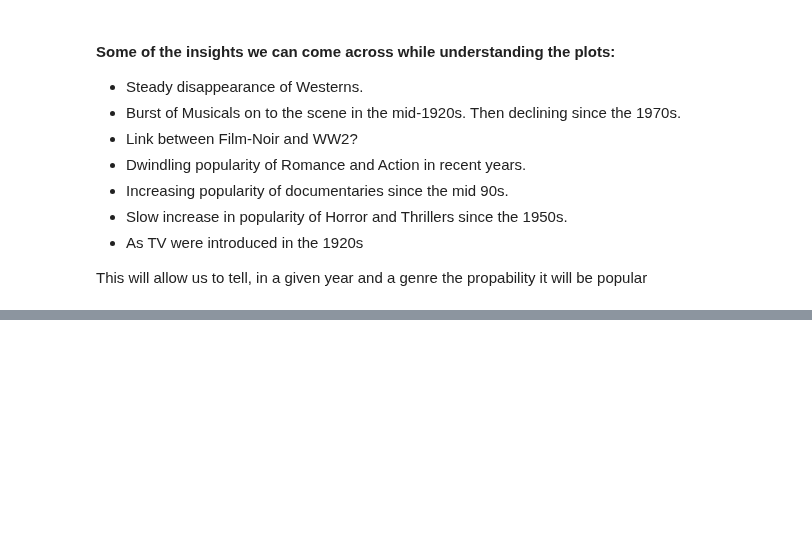
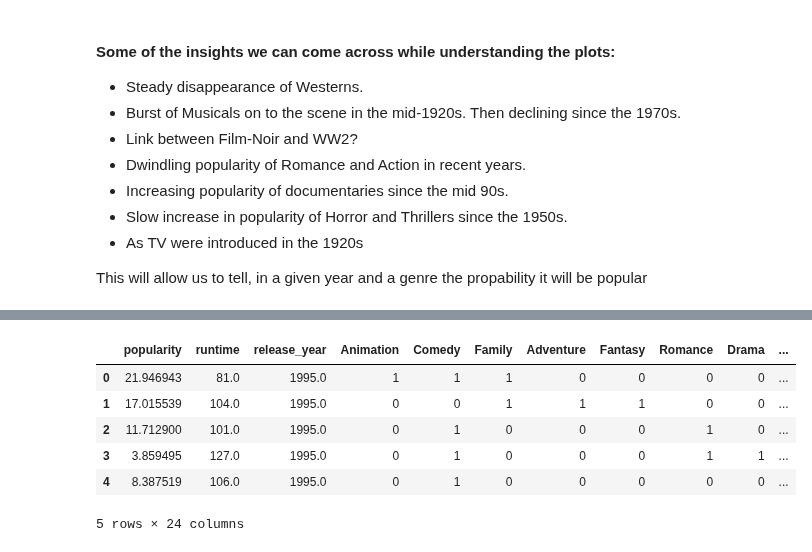
Before and after one commit to ronka/movie-recommendation-notebook, a Jupyter notebook: final_project.ipynb, the cells around one changed output, grey strips where cells are left out. Cells and saved outputs as stored; diff of their text form; code cells hidden in the pictures; blank space fills up the shorter version.

```diff
--- a/final_project.ipynb
+++ b/final_project.ipynb
@@ -216,0 +243,12 @@ This will allow us to tell, in a given year and a genre the propability it will
+# %%
+def calculate_weighted_rate(row):
+    m = movies_df['vote_count'].quantile(0.9)
+    c = movies_df['vote_average'].mean()
+    v = row['vote_count']
+    r = row['vote_average']
+    res = (v / (v+m)) * r + (m / (v+m)) * c
+    return res
+
+movies_df['weighted_rate'] = movies_df.apply(calculate_weighted_rate,axis=1)
+
+movies_df[['original_title','vote_average','weighted_rate']].head()
@@ -216,0 +268,6 @@ This will allow us to tell, in a given year and a genre the propability it will
+# %%
+# here we set the recommended film column based on mean
+wr_mean = movies_df['weighted_rate'].mean()
+
+# drop the columns that weight rate is based on them
+movies_df['recommended'] = movies_df.apply(lambda x: 'True' if x['weighted_rate']>=wr_mean else 'False' ,axis=1)
@@ -216,0 +280,26 @@ This will allow us to tell, in a given year and a genre the propability it will
+# %%
+movies_data_df = movies_df.drop(columns=['id','original_title', 'title','release_date','revenue','budget',
+                                         'weighted_rate','vote_average', 'vote_count'])
+
+def combine_features(row):
+    feature = row['original_language']
+    for company in ast.literal_eval(row['production_companies']):
+        try:
+            feature += " " + company['name']
+        except:
+            pass
+    return feature
+
+movies_data_df["combined_features"] = movies_df.apply(combine_features,axis=1)
+movies_data_df["combined_features"].fillna('',inplace=True)
+movies_data_df['runtime'].fillna(0,inplace=True)
+movies_data_df.drop(columns=['production_companies', 'original_language','combined_features'],inplace=True)
+movies_data_df.head()
+# %% [output]
+|  | popularity | runtime | release_year | Animation | Comedy | Family | Adventure | Fantasy | Romance | Drama | ... |
+| 0 | 21.946943 | 81.0 | 1995.0 | 1 | 1 | 1 | 0 | 0 | 0 | 0 | ... |
+| 1 | 17.015539 | 104.0 | 1995.0 | 0 | 0 | 1 | 1 | 1 | 0 | 0 | ... |
+| 2 | 11.712900 | 101.0 | 1995.0 | 0 | 1 | 0 | 0 | 0 | 1 | 0 | ... |
+| 3 | 3.859495 | 127.0 | 1995.0 | 0 | 1 | 0 | 0 | 0 | 1 | 1 | ... |
+| 4 | 8.387519 | 106.0 | 1995.0 | 0 | 1 | 0 | 0 | 0 | 0 | 0 | ... |
+5 rows × 24 columns
```
Also changed, not shown: parts of 18 cells of this notebook, 1 other file.
